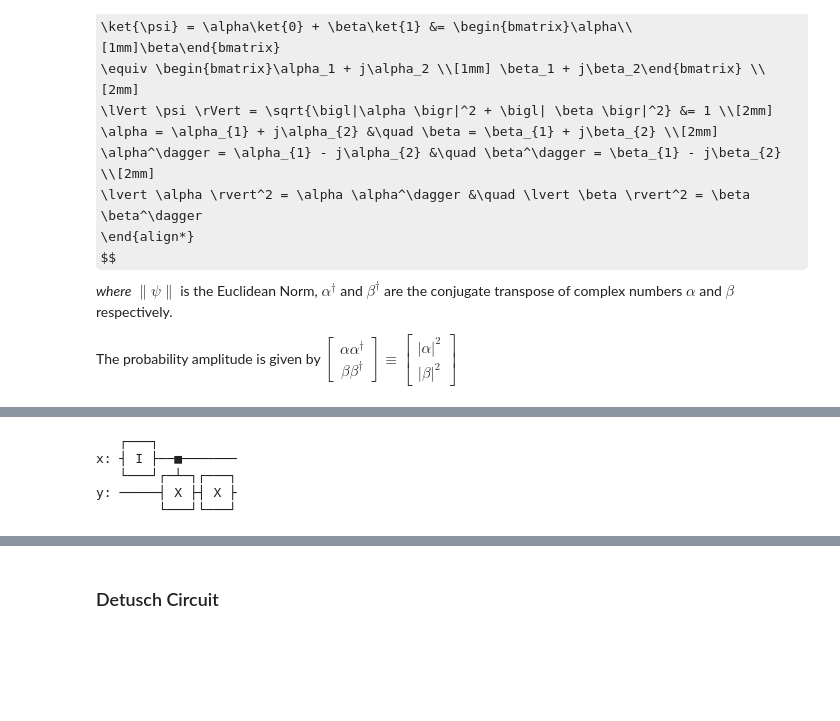
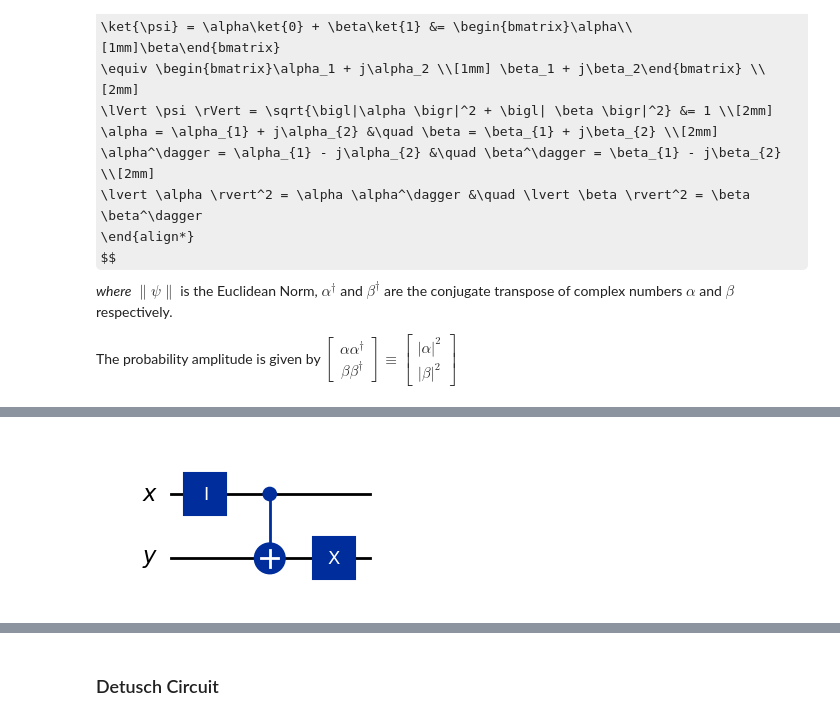
Before and after one commit to intotito/emerging_tech_proj, a Jupyter notebook: project.ipynb, the cells around one changed output, grey strips where cells are left out. Drawn from its saved outputs; the diff is of its cells as text; code cells hidden in the pictures; some formulas as TeX source; blank space fills up the shorter version.

```diff
--- a/project.ipynb
+++ b/project.ipynb
@@ -590,21 +640,17 @@ y: ─────┤ X ├
 # %%
 def oracle_NOT() :
     x = QS.QuantumRegister(1, "x")
     y = QS.QuantumRegister(1, "y")
     f = QS.QuantumCircuit(x, y)
     f.id(x)
     f.cx(x,y)
     f.x(y)
 
     return f
 
-oracle_NOT().draw()
+oracle_NOT().draw(output='mpl', style="iqp")
 # %% [output]
-   ┌───┐
-x: ┤ I ├──■───────
-   └───┘┌─┴─┐┌───┐
-y: ─────┤ X ├┤ X ├
-        └───┘└───┘
+[figure, added]
 # %% [markdown]
 #### Constant `1` function $f_4$
 
```
Also changed, not shown: parts of 18 cells of this notebook, 1 other file.
